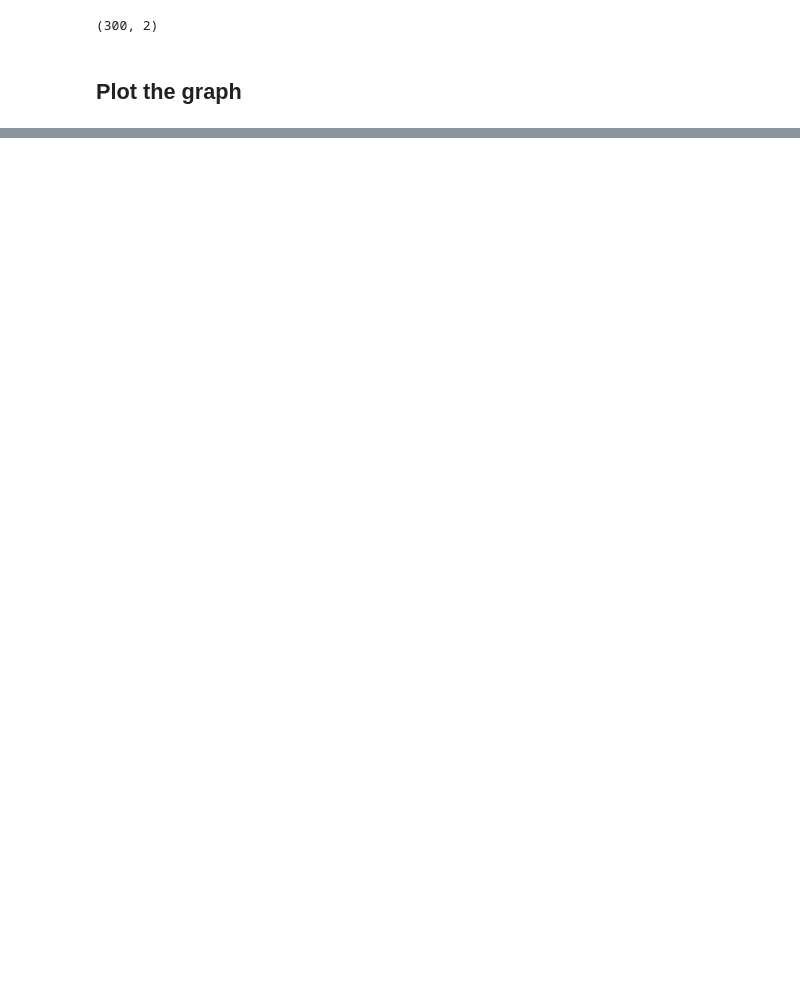
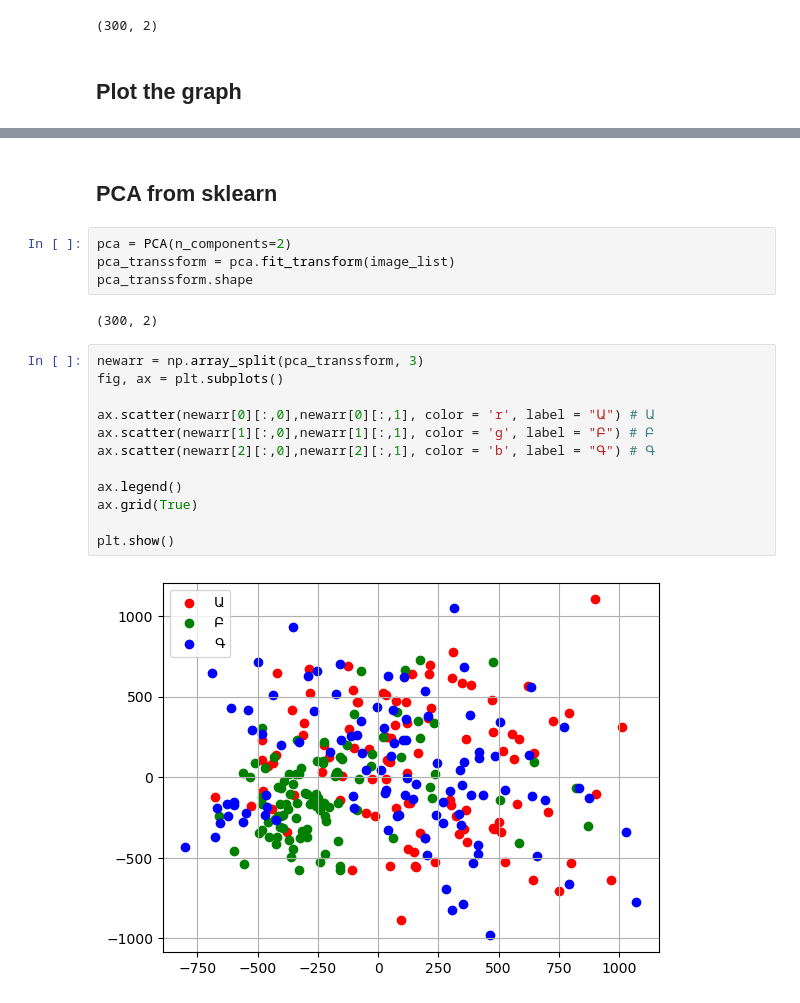
Before and after one commit to mheryerznkanyan/pca_from_scratch, a Jupyter notebook: pca_from_scratch.ipynb, the cells around one changed output, grey strips where cells are left out. Drawn from its saved outputs; the diff is of its cells as text; blank space fills up the shorter version.

```diff
--- a/pca_from_scratch.ipynb
+++ b/pca_from_scratch.ipynb
@@ -59,3 +85,25 @@ ax.grid(True)
 plt.show()
 # %% [output]
 [figure]
+# %% [markdown]
+## PCA from sklearn
+# %%
+pca = PCA(n_components=2)
+pca_transsform = pca.fit_transform(image_list)
+pca_transsform.shape
+# %% [output]
+(300, 2)
+# %%
+newarr = np.array_split(pca_transsform, 3)
+fig, ax = plt.subplots()
+
+ax.scatter(newarr[0][:,0],newarr[0][:,1], color = 'r', label = "Ա") # Ա
+ax.scatter(newarr[1][:,0],newarr[1][:,1], color = 'g', label = "Բ") # Բ
+ax.scatter(newarr[2][:,0],newarr[2][:,1], color = 'b', label = "Գ") # Գ
+
+ax.legend()
+ax.grid(True)
+
+plt.show()
+# %% [output]
+[figure, added]
```
Also changed, not shown: parts of 12 cells of this notebook.
